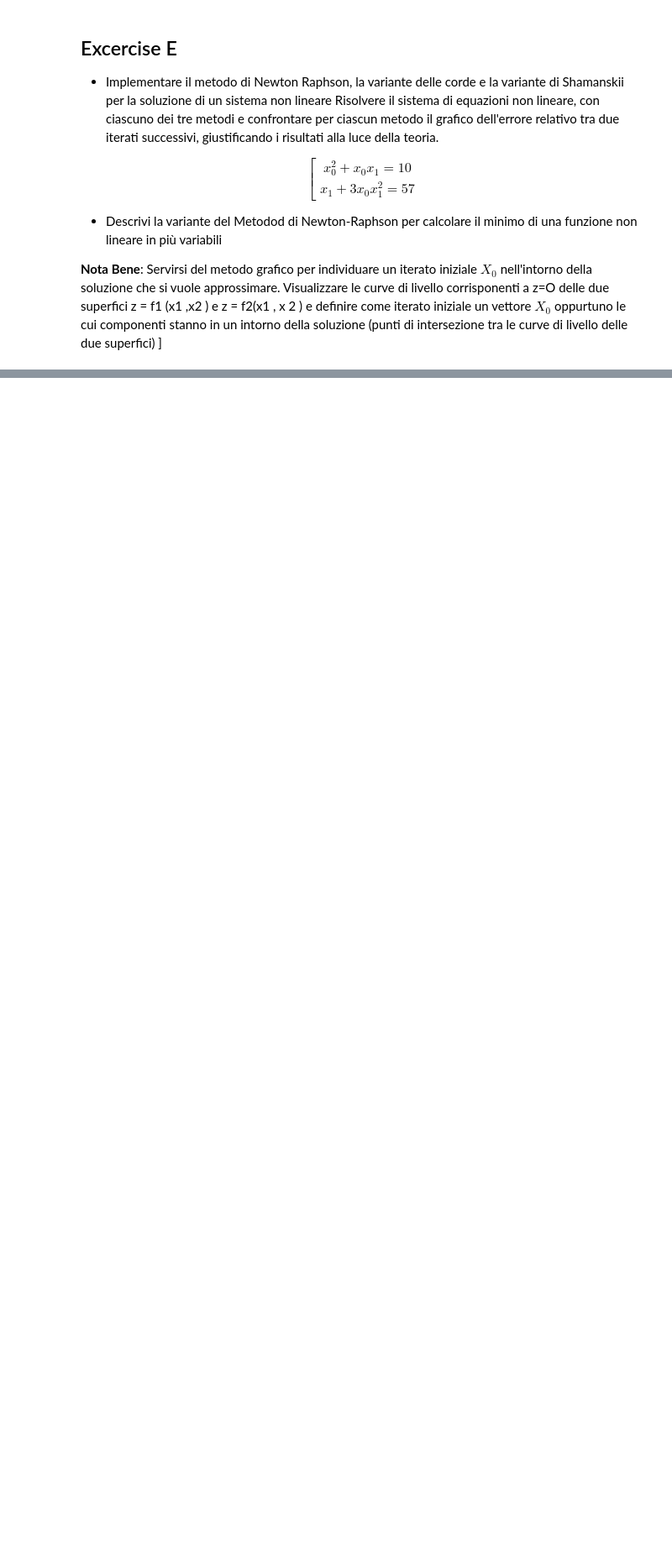
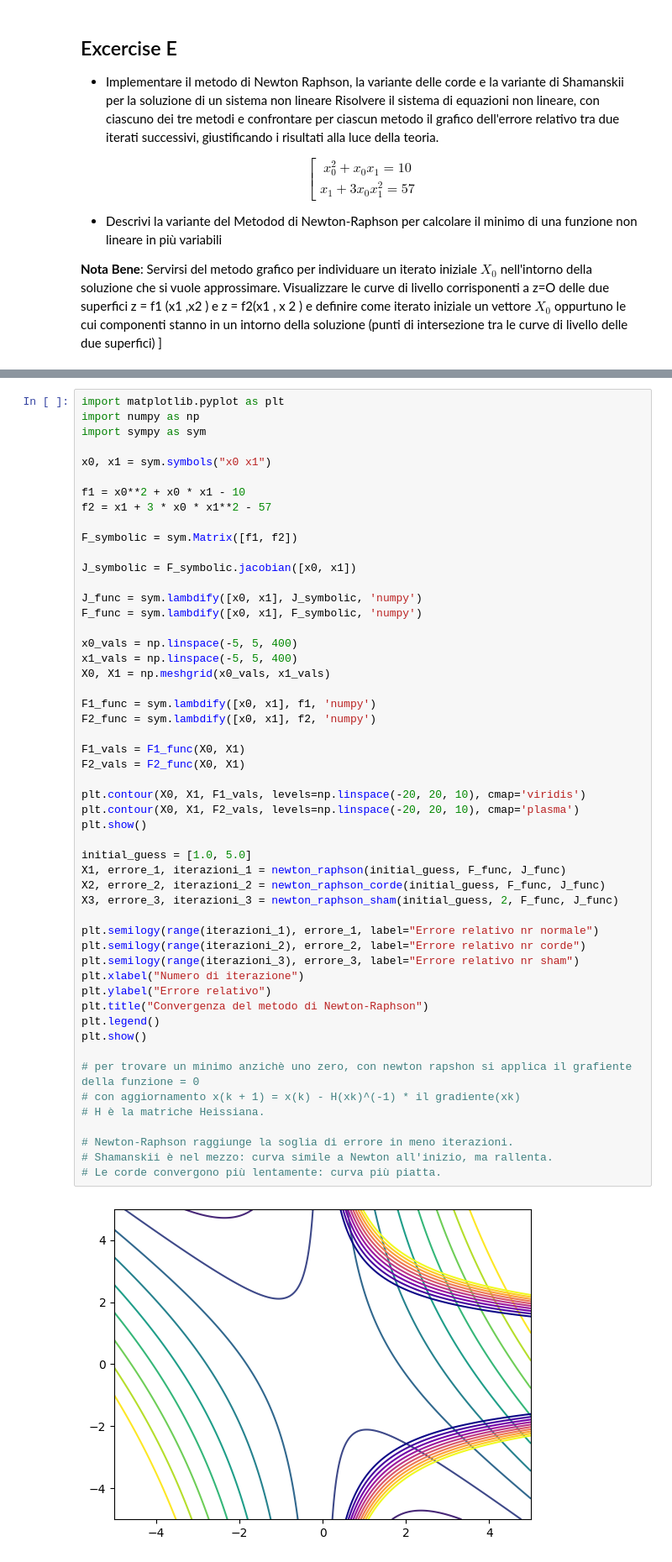
Before and after one commit to alessandrorebosio/Numerical-methods-for-AI, a Jupyter notebook: book/11-miscellanea.ipynb, the cells around one changed output, grey strips where cells are left out. Shown at 84% size. Drawn from its saved outputs; the diff is of its cells as text; blank space fills up the shorter version.

```diff
--- a/book/11-miscellanea.ipynb
+++ b/book/11-miscellanea.ipynb
@@ -90,0 +544,54 @@ intorno della soluzione (punti di intersezione tra le curve di livello delle due
+# %%
+import matplotlib.pyplot as plt
+import numpy as np
+import sympy as sym
+
+x0, x1 = sym.symbols("x0 x1")
+
+f1 = x0**2 + x0 * x1 - 10
+f2 = x1 + 3 * x0 * x1**2 - 57
+
+F_symbolic = sym.Matrix([f1, f2])
+
+J_symbolic = F_symbolic.jacobian([x0, x1])
+
+J_func = sym.lambdify([x0, x1], J_symbolic, 'numpy')
+F_func = sym.lambdify([x0, x1], F_symbolic, 'numpy')
+
+x0_vals = np.linspace(-5, 5, 400)
+x1_vals = np.linspace(-5, 5, 400)
+X0, X1 = np.meshgrid(x0_vals, x1_vals)
+
+F1_func = sym.lambdify([x0, x1], f1, 'numpy')
+F2_func = sym.lambdify([x0, x1], f2, 'numpy')
+
+F1_vals = F1_func(X0, X1)
+F2_vals = F2_func(X0, X1)
+
+plt.contour(X0, X1, F1_vals, levels=np.linspace(-20, 20, 10), cmap='viridis')
+plt.contour(X0, X1, F2_vals, levels=np.linspace(-20, 20, 10), cmap='plasma')
+plt.show()
+
+initial_guess = [1.0, 5.0]
+X1, errore_1, iterazioni_1 = newton_raphson(initial_guess, F_func, J_func)
+X2, errore_2, iterazioni_2 = newton_raphson_corde(initial_guess, F_func, J_func)
+X3, errore_3, iterazioni_3 = newton_raphson_sham(initial_guess, 2, F_func, J_func)
+
+plt.semilogy(range(iterazioni_1), errore_1, label="Errore relativo nr normale")
+plt.semilogy(range(iterazioni_2), errore_2, label="Errore relativo nr corde")
+plt.semilogy(range(iterazioni_3), errore_3, label="Errore relativo nr sham")
+plt.xlabel("Numero di iterazione")
+plt.ylabel("Errore relativo")
+plt.title("Convergenza del metodo di Newton-Raphson")
+plt.legend()
+plt.show()
+
+# per trovare un minimo anzichè uno zero, con newton rapshon si applica il grafiente della funzione = 0
+# con aggiornamento x(k + 1) = x(k) - H(xk)^(-1) * il gradiente(xk)
+# H è la matriche Heissiana.
+
+# Newton-Raphson raggiunge la soglia di errore in meno iterazioni.
+# Shamanskii è nel mezzo: curva simile a Newton all'inizio, ma rallenta.
+# Le corde convergono più lentamente: curva più piatta.
+# %% [output]
+[figure, added]
```
Also changed, not shown: parts of 12 cells of this notebook.
